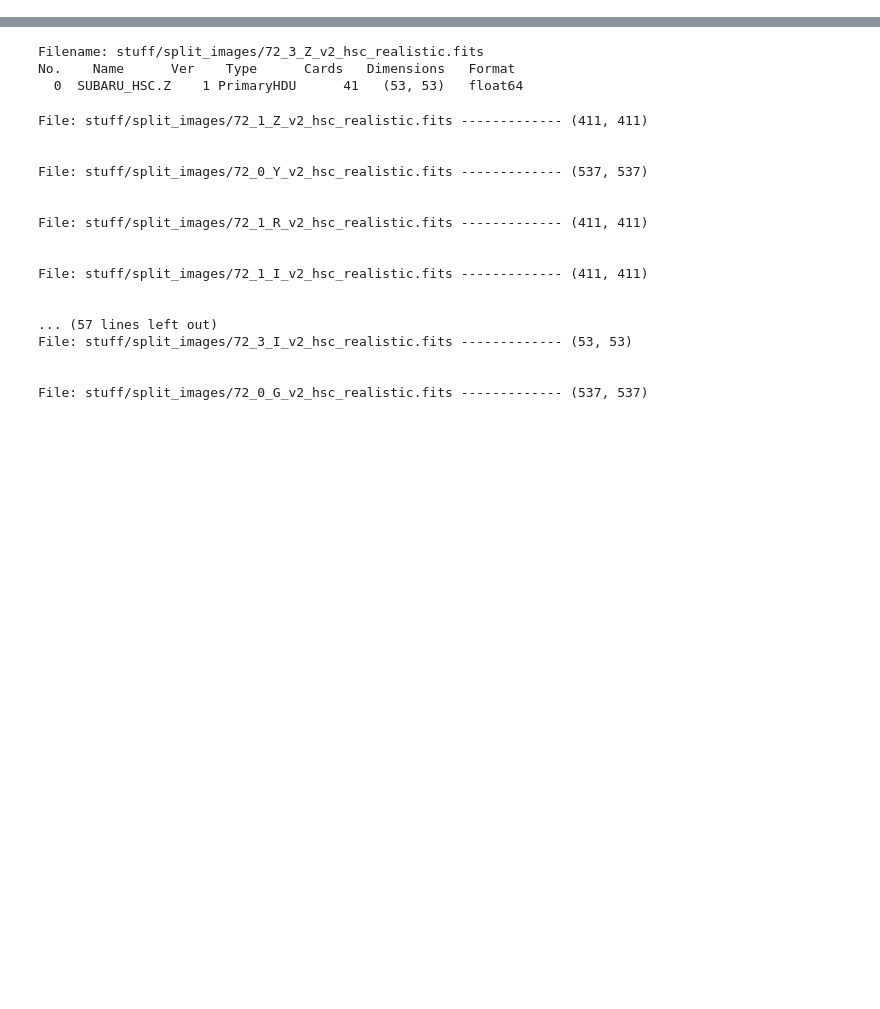
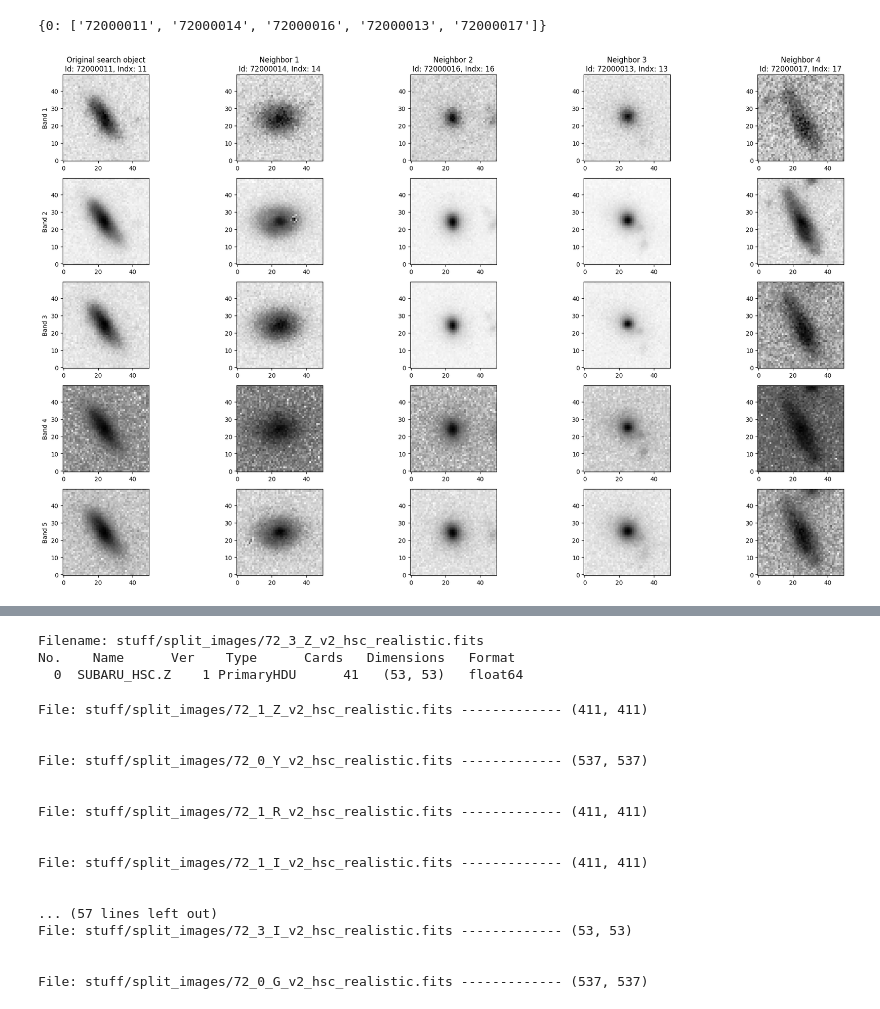
Before and after one commit to diegomiura/Hyrax-Research, a Jupyter notebook: hyrax_notebook.ipynb, the cells around one changed output, grey strips where cells are left out. Cells and saved outputs as stored; diff of their text form; code cells hidden in the pictures; blank space fills up the shorter version.

```diff
--- a/hyrax_notebook.ipynb
+++ b/hyrax_notebook.ipynb
@@ -25,0 +84,2 @@ dataset = h.prepare()
+# %%
+h.config["visualize"]["display_images"] = True
@@ -25,0 +109,3 @@ dataset = h.prepare()
+# %%
+all_ids = list(dataset.ids())
+all_ids
@@ -25,0 +130,37 @@ dataset = h.prepare()
+# %%
+from hyrax.vector_dbs import ChromaDB
+from hyrax.config_utils import find_most_recent_results_dir
+
+context = {"results_dir": find_most_recent_results_dir(h.config, "index")}
+db = ChromaDB({}, context)
+# %%
+search_object_id = '72000011'
+search_results = db.search_by_id(search_object_id, k=5)
+print(search_results)
+# %% [output]
+{0: ['72000011', '72000014', '72000016', '72000013', '72000017']}
+# %%
+import matplotlib.pyplot as plt
+from matplotlib.colors import LogNorm
+import numpy as np
+
+fig, axes = plt.subplots(5, 5, figsize=(25, 5 * 3))
+
+for ni, r in enumerate(search_results[0]):
+    indx = all_ids.index(r)  # Get the index of the object in the dataset
+    data = dataset[indx].numpy()  # Retrieve the data for the object - a (3, 96, 96) numpy array
+    data = (data - np.min(data)) / (np.max(data) - np.min(data))  # Normalize the data
+
+    for i in range(5):
+        axes[i, ni].imshow(data[i], origin="lower", norm=LogNorm(), cmap="Greys")
+
+        if i == 0:
+            if ni == 0:
+                axes[i, ni].set_title(f"Original search object\nId: {search_object_id}, Indx: {indx}")
+            else:
+                axes[i, ni].set_title(f"Neighbor {ni}\nId: {r}, Indx: {indx}")
+
+        if ni == 0:
+            axes[i, ni].set_ylabel(f"Band {i + 1}")
+# %% [output]
+[figure, added]
```
Also changed, not shown: parts of 8 cells of this notebook, 5 other files.
